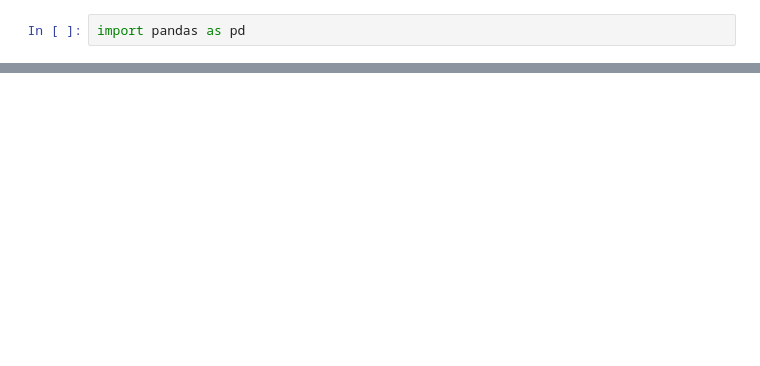
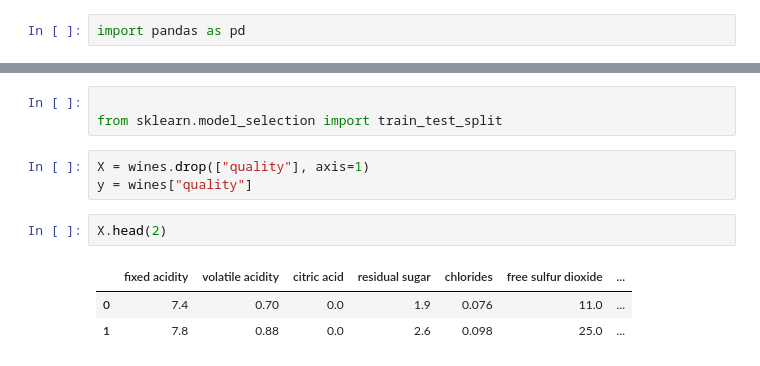
Before and after one commit to jayant-jgk/ML-E2E, a Jupyter notebook: research/Experiment.ipynb, the cells around one changed output, grey strips where cells are left out. Drawn from its saved outputs; the diff is of its cells as text; blank space fills up the shorter version.

Commit message:
Model Added

```diff
--- a/research/Experiment.ipynb
+++ b/research/Experiment.ipynb
@@ -6,0 +85,12 @@ FileNotFoundError: [Errno 2] No such file or directory: 'WineQT.csv'
+# %%
+
+from sklearn.model_selection import train_test_split
+# %%
+X = wines.drop(["quality"], axis=1)
+y = wines["quality"]
+# %%
+X.head(2)
+# %% [output]
+|  | fixed acidity | volatile acidity | citric acid | residual sugar | chlorides | free sulfur dioxide | ... |
+| 0 | 7.4 | 0.70 | 0.0 | 1.9 | 0.076 | 11.0 | ... |
+| 1 | 7.8 | 0.88 | 0.0 | 2.6 | 0.098 | 25.0 | ... |
```
Also changed, not shown: parts of 19 cells of this notebook.
